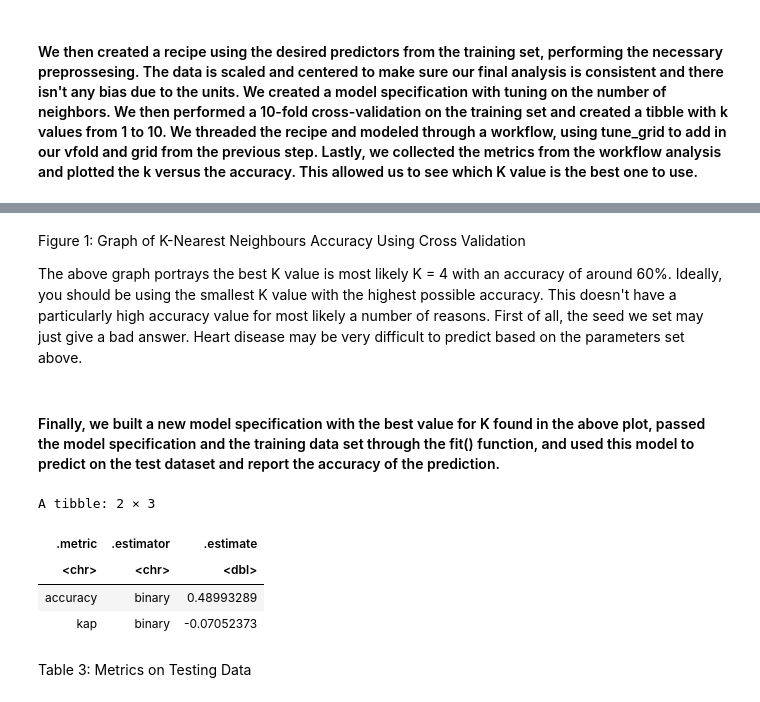
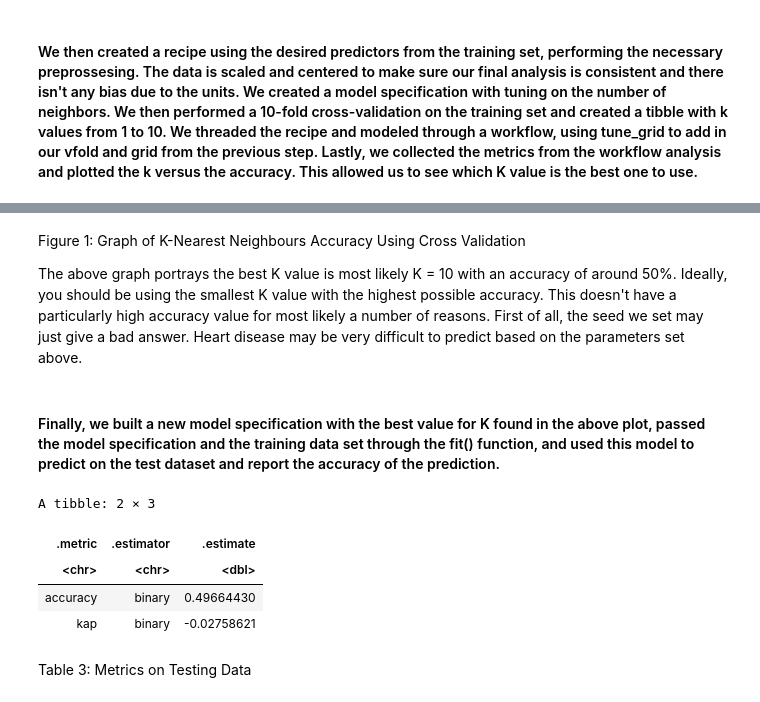
Before and after one commit to LordofSabres/Team_Pineapples_DSCI_100, a Jupyter notebook: projectproposal.ipynb, the cells around one changed output, grey strips where cells are left out. Drawn from its saved outputs; the diff is of its cells as text; code cells hidden in the pictures.

Commit message:
Set new seed

```diff
--- a/projectproposal.ipynb
+++ b/projectproposal.ipynb
@@ -145,32 +146,32 @@ heart_accuracy_plot
 # %% [markdown]
 Figure 1: Graph of K-Nearest Neighbours Accuracy Using Cross Validation
 
-The above graph portrays the best K value is most likely K = 4 with an accuracy of around 60%. Ideally, you should be using the smallest K value with the highest possible accuracy. This doesn't have a particularly high accuracy value for most likely a number of reasons. First of all, the seed we set may just give a bad answer. Heart disease may be very difficult to predict based on the parameters set above.
+The above graph portrays the best K value is most likely K = 10 with an accuracy of around 50%. Ideally, you should be using the smallest K value with the highest possible accuracy. This doesn't have a particularly high accuracy value for most likely a number of reasons. First of all, the seed we set may just give a bad answer. Heart disease may be very difficult to predict based on the parameters set above.
 # %% [markdown]
 #### Finally, we built a new model specification with the best value for K found in the above plot, passed the model specification and the training data set through the fit() function, and used this model to predict on the test dataset and report the accuracy of the prediction.
 # %%
 set.seed(3036)
-heart_spec<-nearest_neighbor(weight_func="rectangular", neighbors=4)|>
+heart_spec<-nearest_neighbor(weight_func="rectangular", neighbors=10)|>
 set_engine("kknn")|>
 set_mode("classification")
 
 heart_fit<-workflow()|>
 add_recipe(heart_recipe)|>
 add_model(heart_spec)|>
 fit(data=data_train)
 
 heart_prediction<-predict(heart_fit, data_testing)|>
 bind_cols(data_testing)
 
 heart_metrics<-heart_prediction|>
 metrics(truth=condition, estimate=.pred_class)
 heart_metrics
 # %% [output]
 A tibble: 2 × 3
 | .metric | .estimator | .estimate |
 | <chr> | <chr> | <dbl> |
-| accuracy | binary | 0.48993289 |
-| kap | binary | -0.07052373 |
+| accuracy | binary | 0.49664430 |
+| kap | binary | -0.02758621 |
 # %% [markdown]
 Table 3: Metrics on Testing Data
 # %% [markdown]
```
Also changed, not shown: parts of 2 cells of this notebook.
